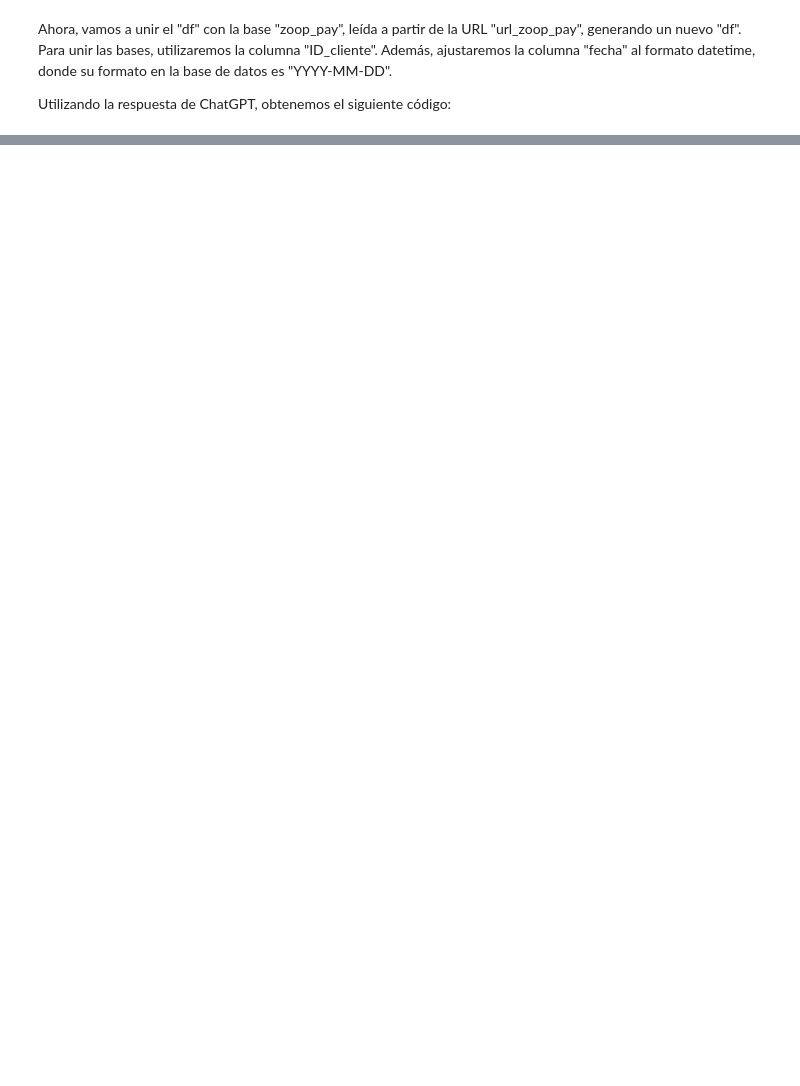
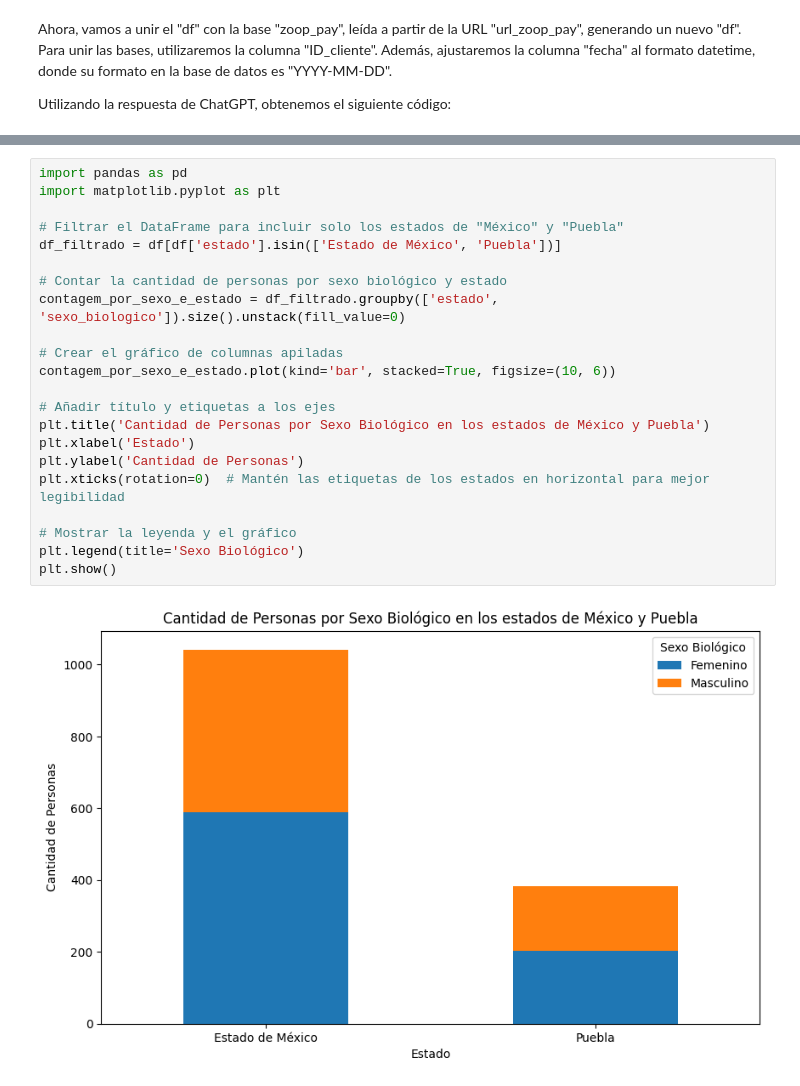
Before and after one commit to DaniGa-Mo/IA_Ciencia_de_Datos, a Jupyter notebook: Desafios_Zoop.ipynb, the cells around one changed output, grey strips where cells are left out. Saved outputs shown, nothing was run; the diff lists cells and outputs as text; blank space fills up the shorter version.

```diff
--- a/Desafios_Zoop.ipynb
+++ b/Desafios_Zoop.ipynb
@@ -71,0 +121,24 @@ df.head()
+# %%
+import pandas as pd
+import matplotlib.pyplot as plt
+
+# Filtrar el DataFrame para incluir solo los estados de "México" y "Puebla"
+df_filtrado = df[df['estado'].isin(['Estado de México', 'Puebla'])]
+
+# Contar la cantidad de personas por sexo biológico y estado
+contagem_por_sexo_e_estado = df_filtrado.groupby(['estado', 'sexo_biologico']).size().unstack(fill_value=0)
+
+# Crear el gráfico de columnas apiladas
+contagem_por_sexo_e_estado.plot(kind='bar', stacked=True, figsize=(10, 6))
+
+# Añadir título y etiquetas a los ejes
+plt.title('Cantidad de Personas por Sexo Biológico en los estados de México y Puebla')
+plt.xlabel('Estado')
+plt.ylabel('Cantidad de Personas')
+plt.xticks(rotation=0)  # Mantén las etiquetas de los estados en horizontal para mejor legibilidad
+
+# Mostrar la leyenda y el gráfico
+plt.legend(title='Sexo Biológico')
+plt.show()
+# %% [output]
+[figure, added]
```
Also changed, not shown: parts of 6 cells of this notebook.
